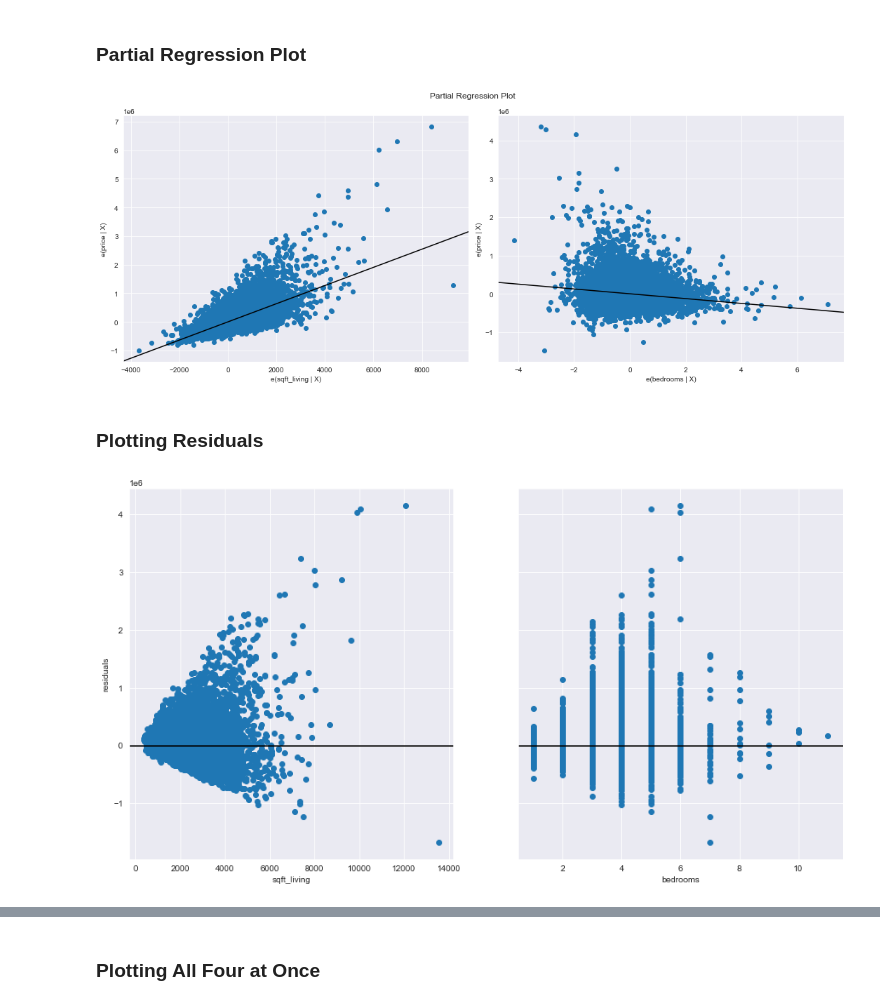
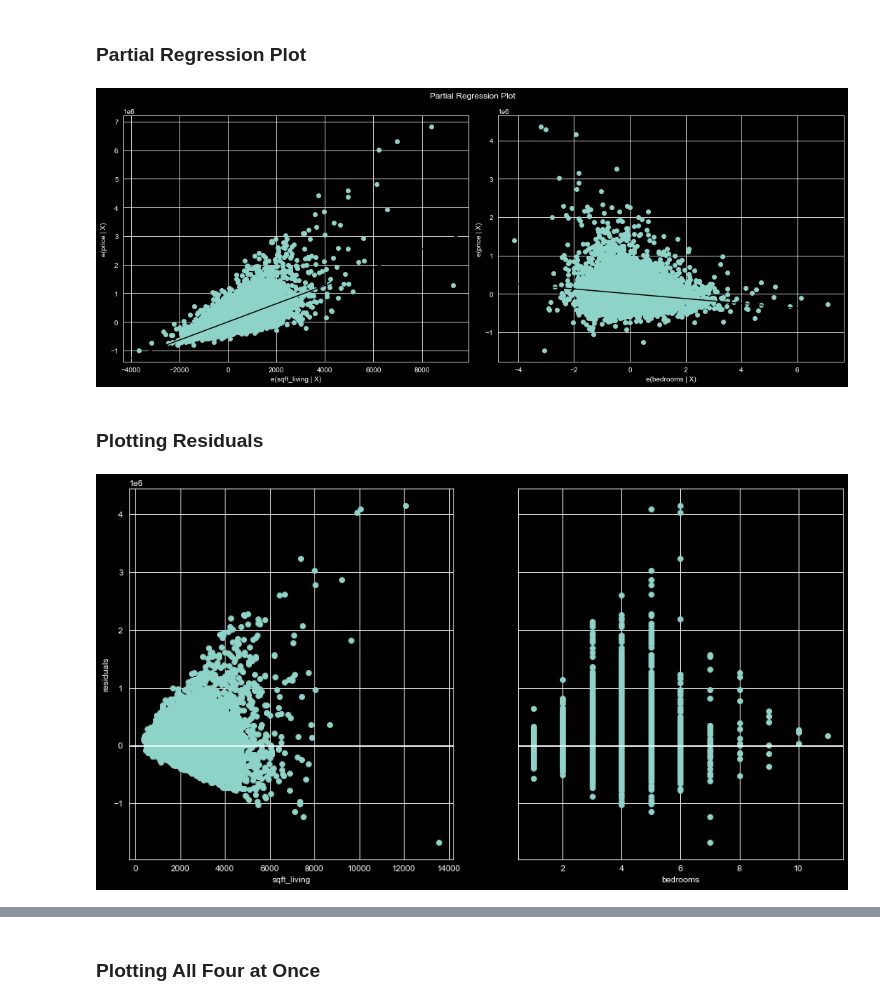
Before and after one commit to Lucy-Munge/dsc-phase-2-project-v2-3, a Jupyter notebook: student.ipynb, the cells around one changed output, grey strips where cells are left out. Cells and saved outputs as stored; diff of their text form; code cells hidden in the pictures.

```diff
--- a/student.ipynb
+++ b/student.ipynb
@@ -227,6 +227,7 @@ From the above, the columns do not have any missing values
 # %%
 # Create scatter plots showing the corr between the price and bedrooms, bathrooms, sqft_living, floors
 plt.figure(figsize=(10,8))
+plt.style.use("dark_background")
 plt.scatter(data=housing_new_data, x='bedrooms', y='price', color='cyan')
 
 plt.xlabel('bedrooms')
@@ -611,27 +612,27 @@ plt.tight_layout()
 # Show the plot
 plt.show();
 # %% [output]
-[figure, old version]
+[figure, new version]
 # %% [markdown]
 ### Plotting Residuals
 # %%
 # Create figure with 2 subplots
 fig, axes = plt.subplots(ncols=2, figsize=(15, 8), sharey=True)
 
 # First subplot - sqft_living
 sqft_living_ax = axes[0]
 sqft_living_ax.scatter(housing_new_data["sqft_living"], second_results.resid)
-sqft_living_ax.axhline(y=0, color="black")
+sqft_living_ax.axhline(y=0, color="white")
 sqft_living_ax.set_xlabel("sqft_living")
 sqft_living_ax.set_ylabel("residuals")
 
 # Second subplot - bedrooms
 bedrooms_ax = axes[1]
 bedrooms_ax.scatter(housing_new_data["bedrooms"], second_results.resid)
-bedrooms_ax.axhline(y=0, color="black")
+bedrooms_ax.axhline(y=0, color="white")
 bedrooms_ax.set_xlabel("bedrooms");
 # %% [output]
-[figure, old version]
+[figure, new version]
 # %%
 # Create figure size
 fig = plt.figure(figsize=(15, 8))
```
Also changed, not shown: parts of 16 cells of this notebook.
